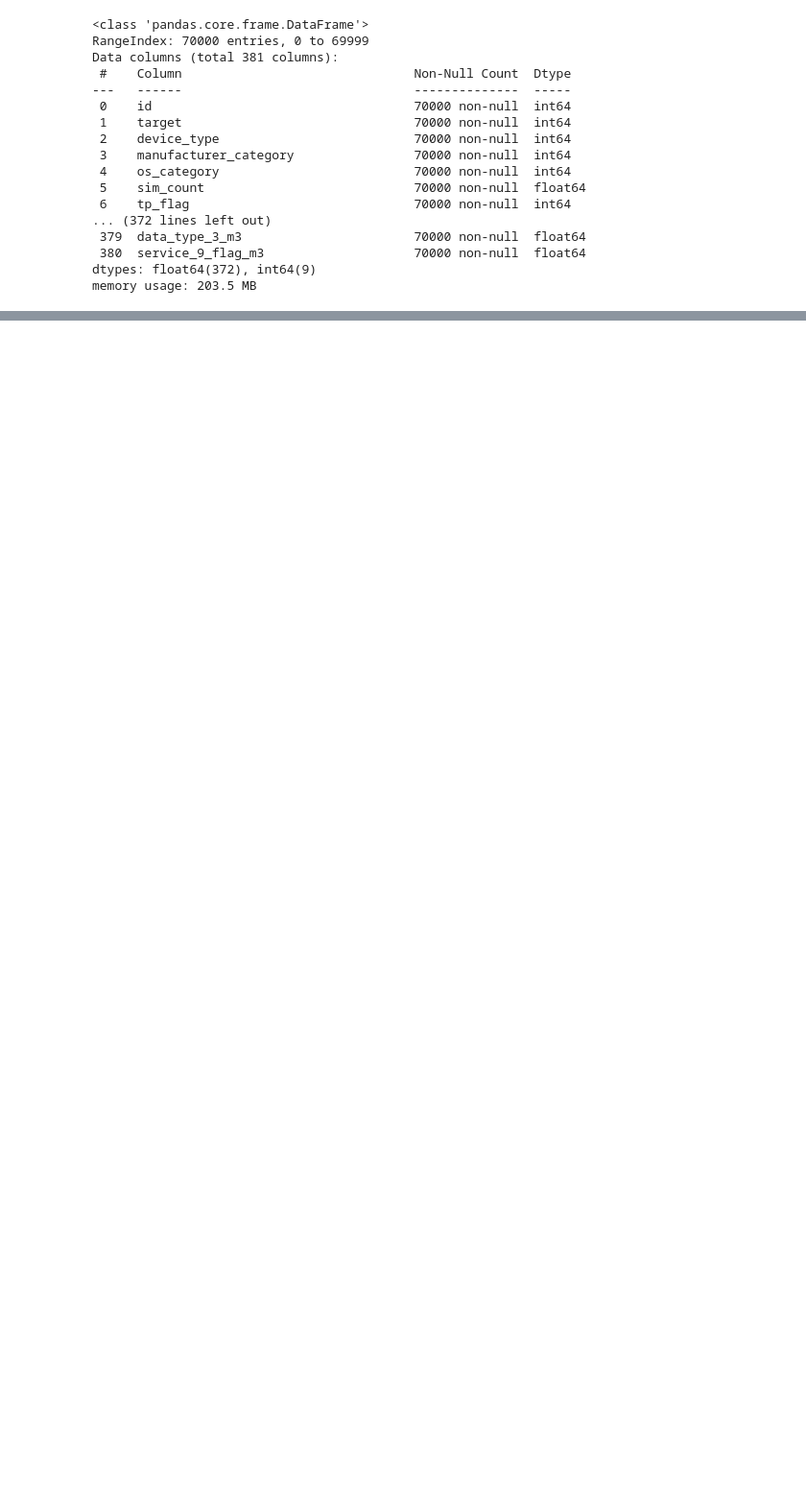
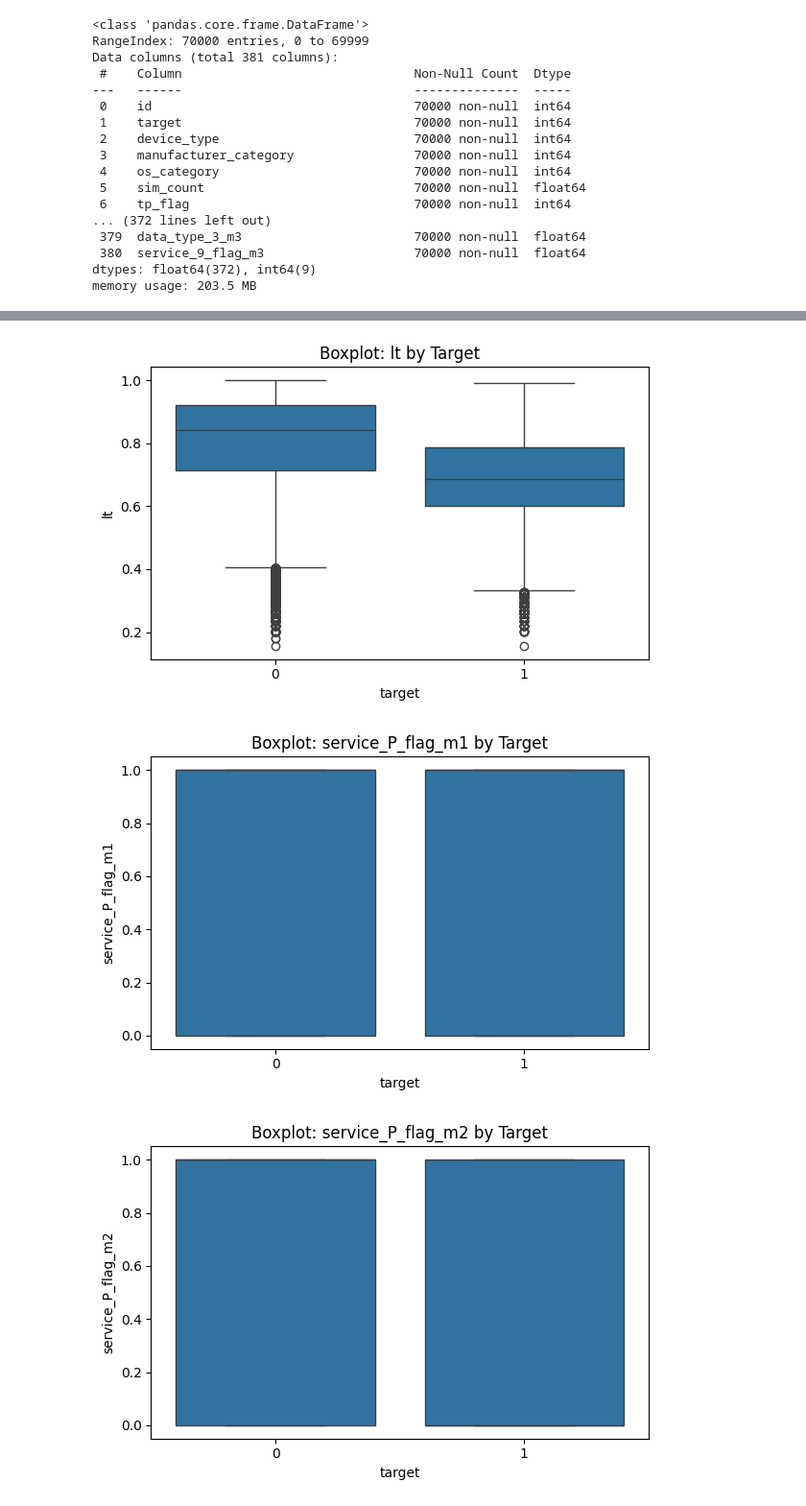
Before and after one commit to nnnnastia/ML_music_challenge, a Jupyter notebook: ML_project.ipynb, the cells around one changed output, grey strips where cells are left out. Shown at 96% size. Drawn from its saved outputs; the diff is of its cells as text; code cells hidden in the pictures; blank space fills up the shorter version.

```diff
--- a/ML_project.ipynb
+++ b/ML_project.ipynb
@@ -173,10 +213,4 @@ count_gift_type_3    0.081626
 count_app_5          0.076582
 count_act_type_6     0.073582
 Name: target, dtype: float64
-# %%
-# Чи є колонка, яка повністю дорівнює target
-for col in music_df.columns:
-    if col != 'target':
-        if music_df[col].equals(music_df['target']):
-            print("Leakage found:", col)
 # %%
@@ -389,0 +622,14 @@ memory usage: 203.5 MB
+# %%
+# 5) Boxplots: compare feature distributions across target classes
+top_features = mi_df.head(6)["feature"].tolist()  # choose 6 to keep plots readable
+
+for col in top_features:
+    plt.figure(figsize=(6, 4))
+    sns.boxplot(data=df_eda, x="target", y=col)
+    plt.title(f"Boxplot: {col} by Target")
+    plt.tight_layout()
+    plt.show()
+# %% [output]
+[figure, added]
+[figure, added]
+[figure, added]
```
Also changed, not shown: parts of 63 cells of this notebook, 1 other file.
